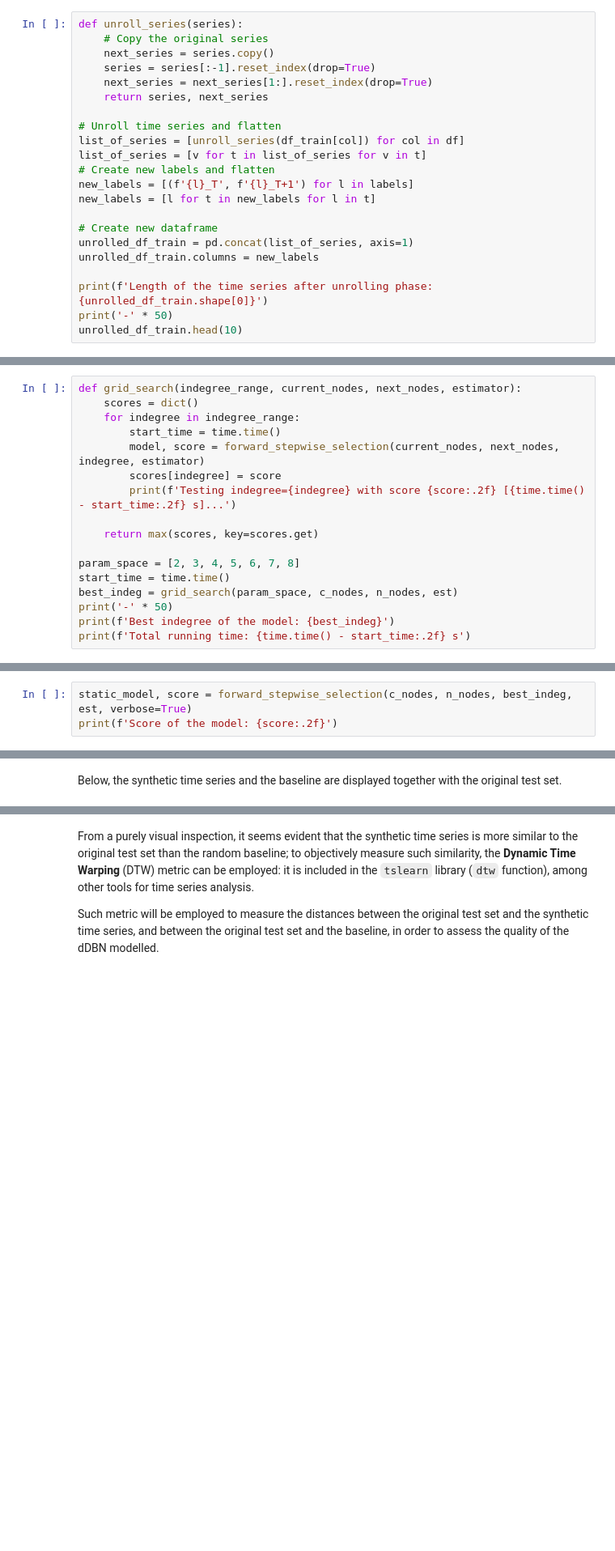
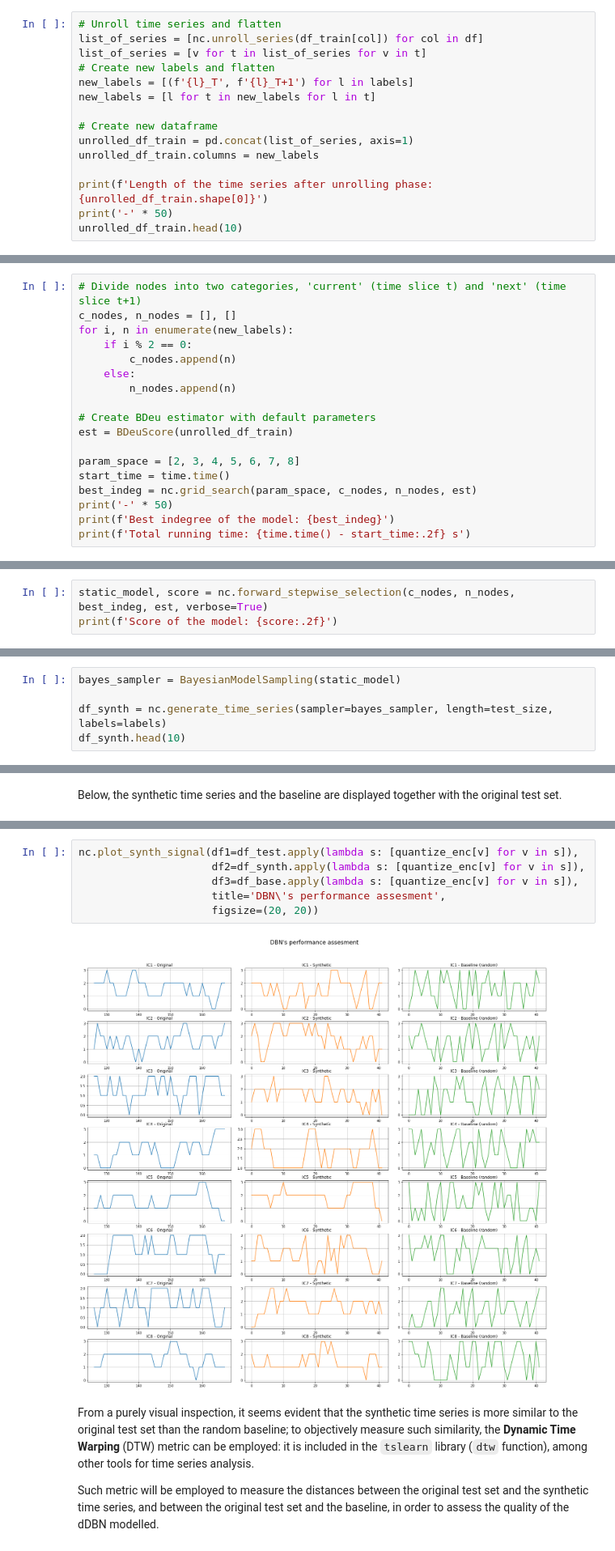
Before and after one commit to nihil21/neural-connectivity-bayesnet, a Jupyter notebook: src/neural-connectivity-bayesnet.ipynb, the cells around one changed output, grey strips where cells are left out. Shown at 81% size. Drawn from its saved outputs; the diff is of its cells as text; blank space fills up the shorter version.

```diff
--- a/src/neural-connectivity-bayesnet.ipynb
+++ b/src/neural-connectivity-bayesnet.ipynb
@@ -290,15 +251,8 @@ for i, col in enumerate(df):
 # %% [markdown]
 The dDBN to be learnt is a 2-TBN, i.e. a discrete dynamic BN considering only 2 time slices. Therefore, the final preprocessing step consists in 'unrolling' the training set: the columns of the dataframe are doubled, s.t. the original columns will represent the value of the signal in the current time step, whereas the new ones will represent the value of the signal in the following time step. As a side effect, the length of each time series will be 125 instead of 126.
 # %%
-def unroll_series(series):
-    # Copy the original series
-    next_series = series.copy()
-    series = series[:-1].reset_index(drop=True)
-    next_series = next_series[1:].reset_index(drop=True)
-    return series, next_series
-
 # Unroll time series and flatten
-list_of_series = [unroll_series(df_train[col]) for col in df]
+list_of_series = [nc.unroll_series(df_train[col]) for col in df]
 list_of_series = [v for t in list_of_series for v in t]
 # Create new labels and flatten
 new_labels = [(f'{l}_T', f'{l}_T+1') for l in labels]
@@ -429,19 +300,20 @@ est = BDeuScore(unrolled_df_train)
 # %% [markdown]
 The number of parents a 'next' node can have (i.e. $indegree$) is a hyper-parameter: it is possible to determine it using a grid search. The chosen parameter space is $[2..8]$: in particular, the lower bound forces one region to be connected to (at least) another one, in addition to its future state.
 # %%
-def grid_search(indegree_range, current_nodes, next_nodes, estimator):
-    scores = dict()
-    for indegree in indegree_range:
-        start_time = time.time()
-        model, score = forward_stepwise_selection(current_nodes, next_nodes, indegree, estimator)
-        scores[indegree] = score
-        print(f'Testing indegree={indegree} with score {score:.2f} [{time.time() - start_time:.2f} s]...')
+# Divide nodes into two categories, 'current' (time slice t) and 'next' (time slice t+1)
+c_nodes, n_nodes = [], []
+for i, n in enumerate(new_labels):
+    if i % 2 == 0:
+        c_nodes.append(n)
+    else:
+        n_nodes.append(n)
 
-    return max(scores, key=scores.get)
+# Create BDeu estimator with default parameters
+est = BDeuScore(unrolled_df_train)
 
 param_space = [2, 3, 4, 5, 6, 7, 8]
 start_time = time.time()
-best_indeg = grid_search(param_space, c_nodes, n_nodes, est)
+best_indeg = nc.grid_search(param_space, c_nodes, n_nodes, est)
 print('-' * 50)
 print(f'Best indegree of the model: {best_indeg}')
 print(f'Total running time: {time.time() - start_time:.2f} s')
@@ -459,7 +331,7 @@ Total running time: 68.84 s
 # %% [markdown]
 The grid search showed that the optimal number of parents for a 'next' node is $indegree=2$: therefore, the model's structure is searched using such value for the hyper-parameter.
 # %%
-static_model, score = forward_stepwise_selection(c_nodes, n_nodes, best_indeg, est, verbose=True)
+static_model, score = nc.forward_stepwise_selection(c_nodes, n_nodes, best_indeg, est, verbose=True)
 print(f'Score of the model: {score:.2f}')
 # %% [output]
 Using 6 cores
@@ -976,0 +679,5 @@ df_synth.head(10)
+# %%
+bayes_sampler = BayesianModelSampling(static_model)
+
+df_synth = nc.generate_time_series(sampler=bayes_sampler, length=test_size, labels=labels)
+df_synth.head(10)
@@ -1023,3 +722,11 @@ for i, col in enumerate(df):
+# %%
+nc.plot_synth_signal(df1=df_test.apply(lambda s: [quantize_enc[v] for v in s]),
+                     df2=df_synth.apply(lambda s: [quantize_enc[v] for v in s]),
+                     df3=df_base.apply(lambda s: [quantize_enc[v] for v in s]),
+                     title='DBN\'s performance assesment',
+                     figsize=(20, 20))
+# %% [output]
+[figure, added]
 # %% [markdown]
 From a purely visual inspection, it seems evident that the synthetic time series is more similar to the original test set than the random baseline; to objectively measure such similarity, the **Dynamic Time Warping** (DTW) metric can be employed: it is included in the `tslearn` library (`dtw` function), among other tools for time series analysis.
 
```
Also changed, not shown: parts of 39 cells of this notebook, 1 other file.
